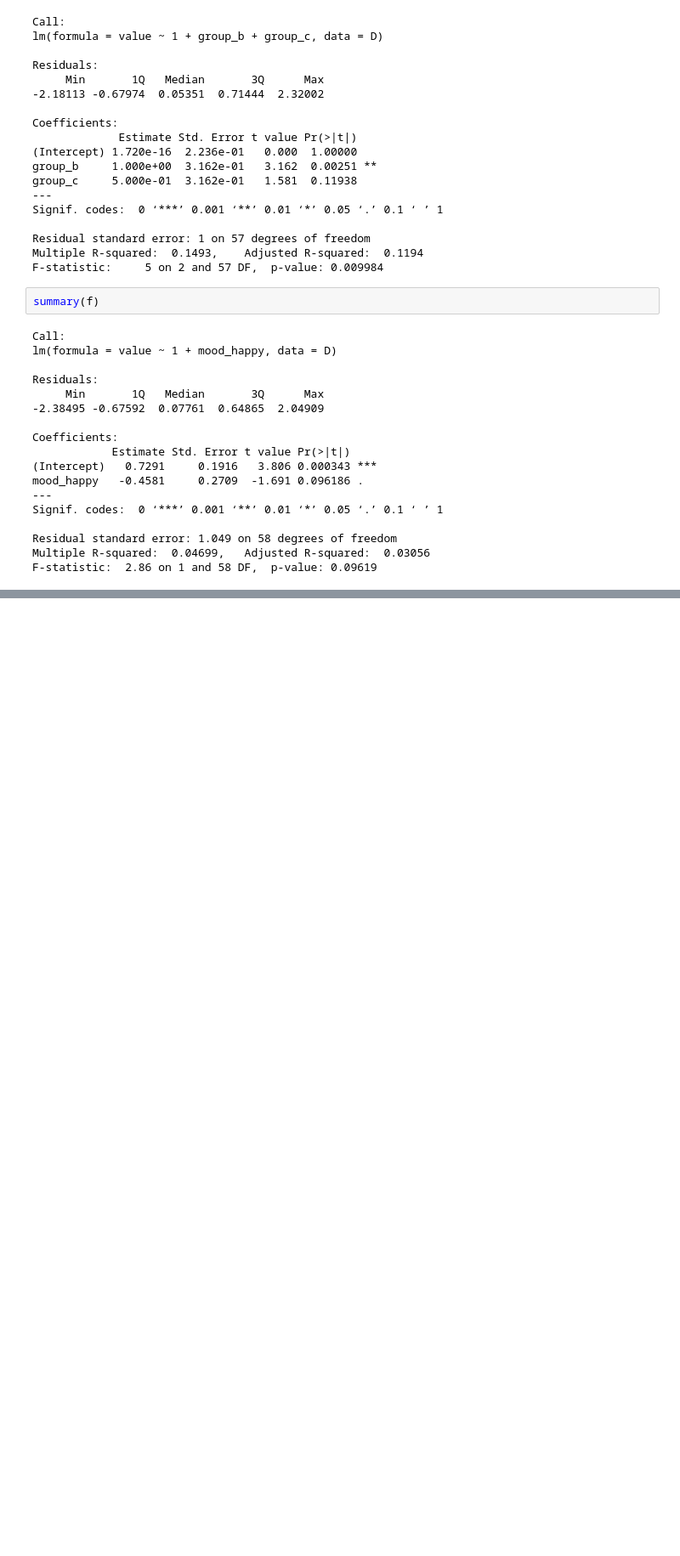
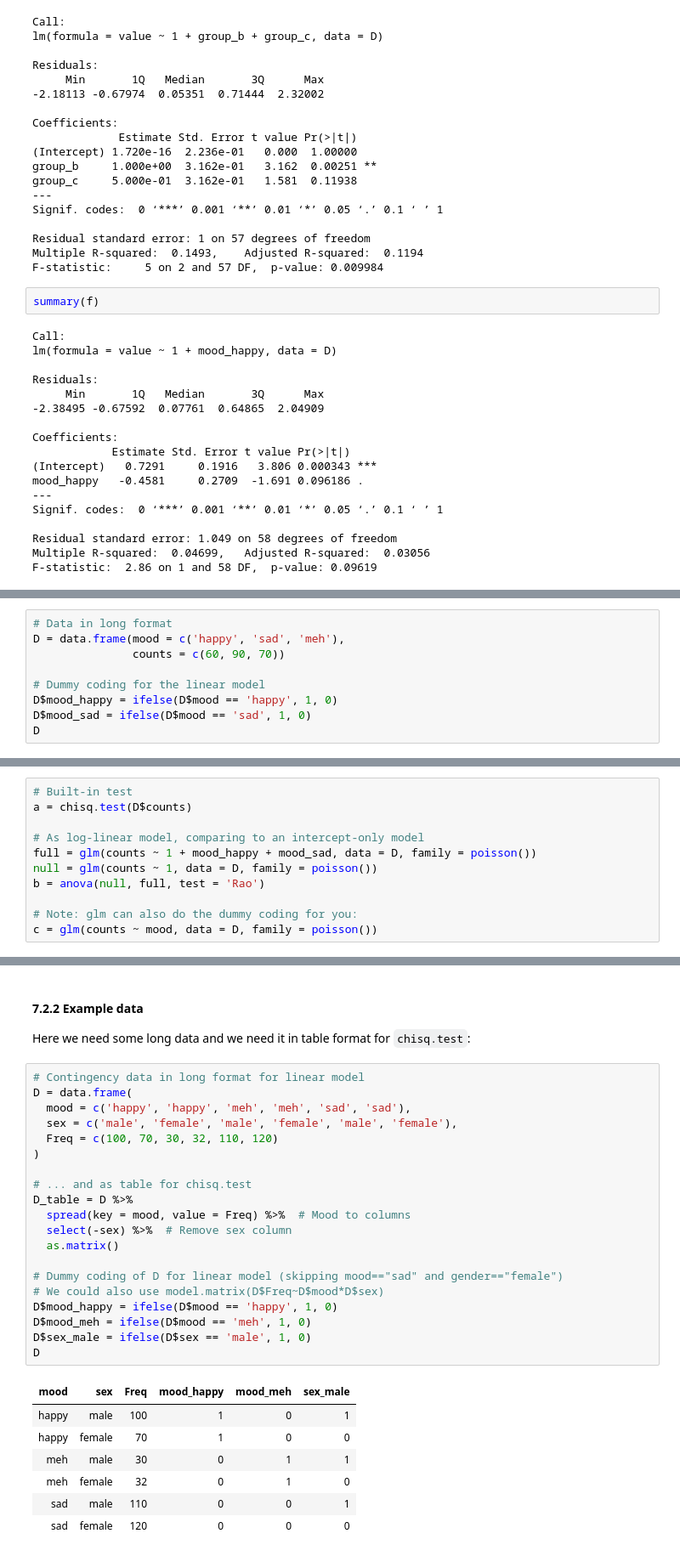
Before and after one commit to JacThe/Scott_examples, a Jupyter notebook: notebook_r.ipynb, the cells around one changed output, grey strips where cells are left out. Shown at 85% size. Drawn from its saved outputs; the diff is of its cells as text; blank space fills up the shorter version.

```diff
--- a/notebook_r.ipynb
+++ b/notebook_r.ipynb
@@ -991,0 +1097,9 @@ F-statistic:  2.86 on 1 and 58 DF,  p-value: 0.09619
+# %%
+# Data in long format
+D = data.frame(mood = c('happy', 'sad', 'meh'),
+               counts = c(60, 90, 70))
+
+# Dummy coding for the linear model
+D$mood_happy = ifelse(D$mood == 'happy', 1, 0)
+D$mood_sad = ifelse(D$mood == 'sad', 1, 0)
+D
@@ -991,0 +1115,11 @@ F-statistic:  2.86 on 1 and 58 DF,  p-value: 0.09619
+# %%
+# Built-in test
+a = chisq.test(D$counts)
+
+# As log-linear model, comparing to an intercept-only model
+full = glm(counts ~ 1 + mood_happy + mood_sad, data = D, family = poisson())
+null = glm(counts ~ 1, data = D, family = poisson())
+b = anova(null, full, test = 'Rao')
+
+# Note: glm can also do the dummy coding for you:
+c = glm(counts ~ mood, data = D, family = poisson())
@@ -991,0 +1168,32 @@ F-statistic:  2.86 on 1 and 58 DF,  p-value: 0.09619
+# %% [markdown]
+#### 7.2.2 Example data
+
+Here we need some long data and we need it in table format for `chisq.test`:
+# %%
+# Contingency data in long format for linear model
+D = data.frame(
+  mood = c('happy', 'happy', 'meh', 'meh', 'sad', 'sad'),
+  sex = c('male', 'female', 'male', 'female', 'male', 'female'),
+  Freq = c(100, 70, 30, 32, 110, 120)
+)
+
+# ... and as table for chisq.test
+D_table = D %>%
+  spread(key = mood, value = Freq) %>%  # Mood to columns
+  select(-sex) %>%  # Remove sex column
+  as.matrix()
+
+# Dummy coding of D for linear model (skipping mood=="sad" and gender=="female")
+# We could also use model.matrix(D$Freq~D$mood*D$sex)
+D$mood_happy = ifelse(D$mood == 'happy', 1, 0)
+D$mood_meh = ifelse(D$mood == 'meh', 1, 0)
+D$sex_male = ifelse(D$sex == 'male', 1, 0)
+D
+# %% [output]
+| mood | sex | Freq | mood_happy | mood_meh | sex_male |
+| happy | male | 100 | 1 | 0 | 1 |
+| happy | female | 70 | 1 | 0 | 0 |
+| meh | male | 30 | 0 | 1 | 1 |
+| meh | female | 32 | 0 | 1 | 0 |
+| sad | male | 110 | 0 | 0 | 1 |
+| sad | female | 120 | 0 | 0 | 0 |
```
Also changed, not shown: parts of 21 cells of this notebook.
